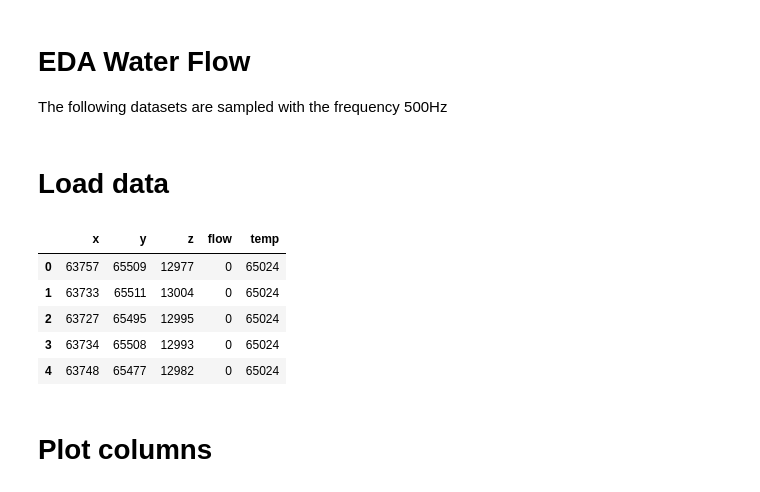
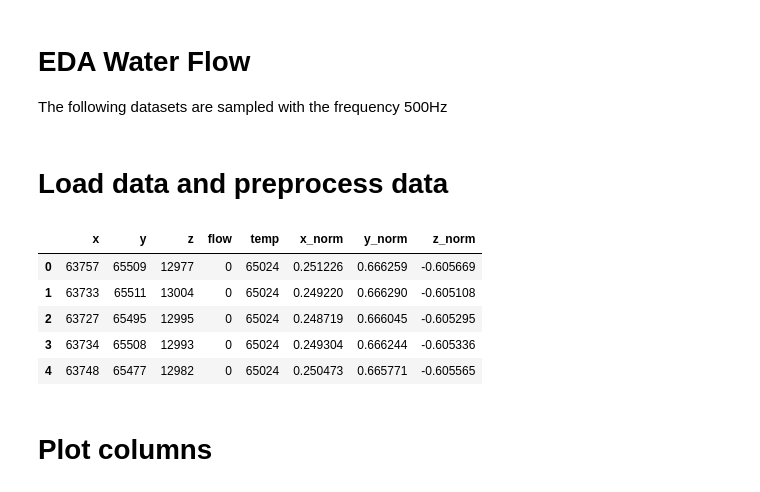
Before and after one commit to carldata/argo, a Jupyter notebook: notebooks/vibrations/eda-water.ipynb, the cells around one changed output. Cells and saved outputs as stored; diff of their text form; code cells hidden in the pictures.

```diff
--- a/notebooks/vibrations/eda-water.ipynb
+++ b/notebooks/vibrations/eda-water.ipynb
@@ -9,17 +9,22 @@ import matplotlib.pyplot as plt
 from matplotlib import rcParams
 rcParams['figure.figsize'] = 12, 4
 # %% [markdown]
-# Load data
+# Load data and preprocess data
-# %%
-data_frame = pd.read_csv('../../datasets/vibrations/argo-data_water-only.csv')
-data_frame.head()
-# %% [output]
-|  | x | y | z | flow | temp |
-| 0 | 63757 | 65509 | 12977 | 0 | 65024 |
-| 1 | 63733 | 65511 | 13004 | 0 | 65024 |
-| 2 | 63727 | 65495 | 12995 | 0 | 65024 |
-| 3 | 63734 | 65508 | 12993 | 0 | 65024 |
-| 4 | 63748 | 65477 | 12982 | 0 | 65024 |
+# %%
+data_frame = pd.read_csv('../../datasets/vibrations/argo-data_water-only.csv')
+# Normalize sensor data
+data_frame['x_norm'] = (data_frame.x - data_frame.x.mean()) / (data_frame.x.max() - data_frame.x.min())
+data_frame['y_norm'] = (data_frame.y - data_frame.y.mean()) / (data_frame.y.max() - data_frame.y.min())
+data_frame['z_norm'] = (data_frame.z - data_frame.z.mean()) / (data_frame.z.max() - data_frame.z.min())
+
+data_frame.head()
+# %% [output]
+|  | x | y | z | flow | temp | x_norm | y_norm | z_norm |
+| 0 | 63757 | 65509 | 12977 | 0 | 65024 | 0.251226 | 0.666259 | -0.605669 |
+| 1 | 63733 | 65511 | 13004 | 0 | 65024 | 0.249220 | 0.666290 | -0.605108 |
+| 2 | 63727 | 65495 | 12995 | 0 | 65024 | 0.248719 | 0.666045 | -0.605295 |
+| 3 | 63734 | 65508 | 12993 | 0 | 65024 | 0.249304 | 0.666244 | -0.605336 |
+| 4 | 63748 | 65477 | 12982 | 0 | 65024 | 0.250473 | 0.665771 | -0.605565 |
 # %% [markdown]
 # Plot columns
 # %% [markdown]
```
Also changed, not shown: parts of 3 cells of this notebook, 1 other file.
